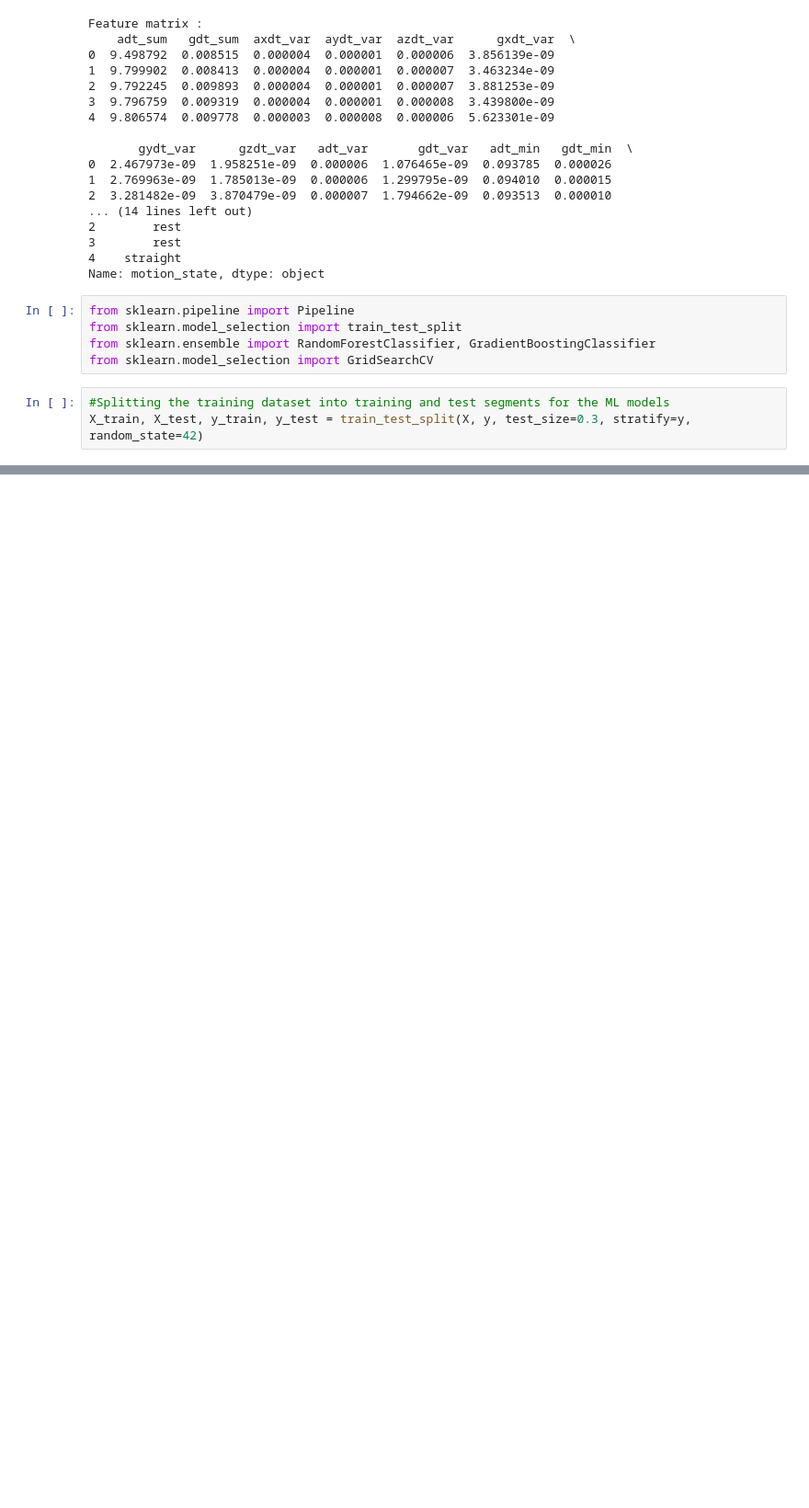
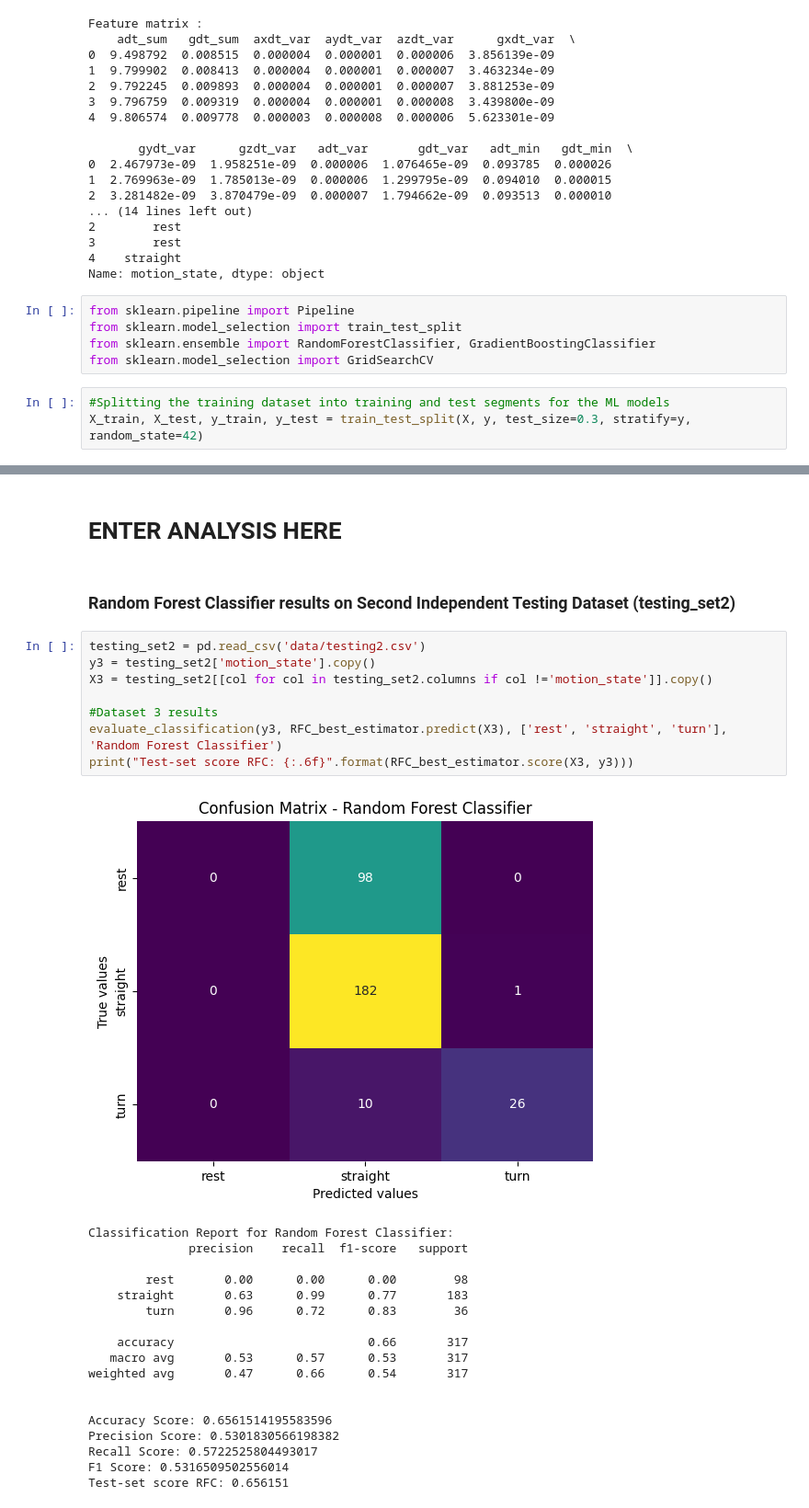
Before and after one commit to sauravuprety21/enel682-proj, a Jupyter notebook: Ensemble.ipynb, the cells around one changed output, grey strips where cells are left out. Shown at 92% size. Drawn from its saved outputs; the diff is of its cells as text; blank space fills up the shorter version.

```diff
--- a/Ensemble.ipynb
+++ b/Ensemble.ipynb
@@ -411,0 +302,31 @@ print("Test-set score GBC: {:.6f}".format(GBC_best_estimator3.score(X3, y3)))'''
+# %% [markdown]
+# ENTER ANALYSIS HERE
+# %% [markdown]
+### Random Forest Classifier results on Second Independent Testing Dataset (testing_set2)
+# %%
+testing_set2 = pd.read_csv('data/testing2.csv')
+y3 = testing_set2['motion_state'].copy()
+X3 = testing_set2[[col for col in testing_set2.columns if col !='motion_state']].copy()
+
+#Dataset 3 results
+evaluate_classification(y3, RFC_best_estimator.predict(X3), ['rest', 'straight', 'turn'], 'Random Forest Classifier')
+print("Test-set score RFC: {:.6f}".format(RFC_best_estimator.score(X3, y3)))
+# %% [output]
+[figure, added]
+Classification Report for Random Forest Classifier:
+              precision    recall  f1-score   support
+
+        rest       0.00      0.00      0.00        98
+    straight       0.63      0.99      0.77       183
+        turn       0.96      0.72      0.83        36
+
+    accuracy                           0.66       317
+   macro avg       0.53      0.57      0.53       317
+weighted avg       0.47      0.66      0.54       317
+
+
+Accuracy Score: 0.6561514195583596
+Precision Score: 0.5301830566198382
+Recall Score: 0.5722525804493017
+F1 Score: 0.5316509502556014
+Test-set score RFC: 0.656151
```
Also changed, not shown: parts of 51 cells of this notebook.
